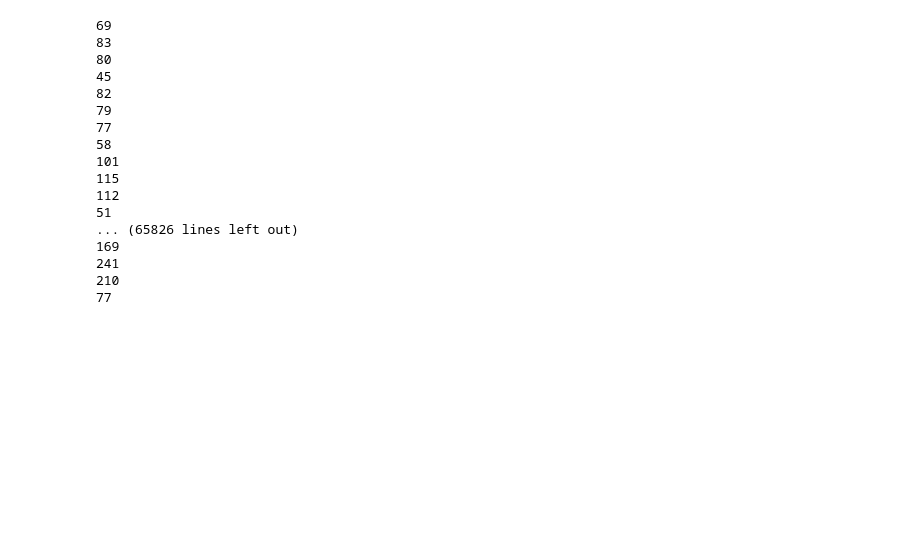
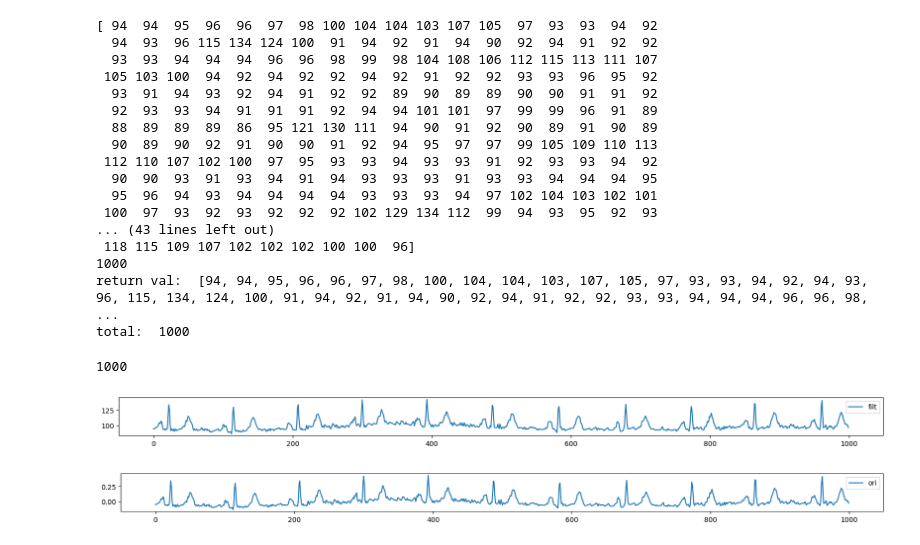
Before and after one commit to Orion1071/ecg_project_2, a Jupyter notebook: ptb_models_test/serial_transfer.ipynb, the cells around one changed output. Drawn from its saved outputs; the diff is of its cells as text; code cells hidden in the pictures; blank space fills up the shorter version.

```diff
--- a/ptb_models_test/serial_transfer.ipynb
+++ b/ptb_models_test/serial_transfer.ipynb
@@ -12,32 +32,62 @@ y = np.array(pickle.load(open("/Users/sanda/Documents/ptb_xl/ptb_xl_pcl/all_y_no
 # %%
+#1D array send succeed
+
 ser.open()
 # values = bytearray([4, 9, 62, 144, 56, 30, 147, 3, 210, 89, 111, 78, 184, 151, 17, 129])
-values = bytearray(X[0])
+send_values = X[0,:,1]
+send_values = (X[0,:,1] * 100 + 100).astype(np.uint)
+print(send_values)
+print(len(send_values))
+values = bytearray(send_values)
 ser.write(values)
 
 total = 0
+ret = []
+# while total < len(send_values):
+#     print(total)
+#     time.sleep(1)
+#     ret.append(ord(ser.read(1)))
+#     total+=1
 
-while total < len(values):
-    print(ord(ser.read(1)))
-    total=total+1
 
-print("total: ", total)
+ret= ser.read(len(send_values) * 4)
+# ret = list(ret)
+filtered = list (filter(lambda s:s != 0 , ret))
+print("return val: ",filtered)
+# print("return val: ",list(ret))
+print("total: ", len(filtered))
 ser.close()
 # %% [output]
-69
-83
-80
-45
-82
-79
-77
-58
-101
-115
-112
-51
-... (65826 lines left out)
-169
-241
-210
-77
+[ 94  94  95  96  96  97  98 100 104 104 103 107 105  97  93  93  94  92
+  94  93  96 115 134 124 100  91  94  92  91  94  90  92  94  91  92  92
+  93  93  94  94  94  96  96  98  99  98 104 108 106 112 115 113 111 107
+ 105 103 100  94  92  94  92  92  94  92  91  92  92  93  93  96  95  92
+  93  91  94  93  92  94  91  92  92  89  90  89  89  90  90  91  91  92
+  92  93  93  94  91  91  91  92  94  94 101 101  97  99  99  96  91  89
+  88  89  89  89  86  95 121 130 111  94  90  91  92  90  89  91  90  89
+  90  89  90  92  91  90  90  91  92  94  95  97  97  99 105 109 110 113
+ 112 110 107 102 100  97  95  93  93  94  93  93  91  92  93  93  94  92
+  90  90  93  91  93  94  91  94  93  93  93  91  93  93  94  94  94  95
+  95  96  94  93  94  94  94  94  93  93  93  94  97 102 104 103 102 101
+ 100  97  93  92  93  92  92  92 102 129 134 112  99  94  93  95  92  93
+... (43 lines left out)
+ 118 115 109 107 102 102 102 100 100  96]
+1000
+return val:  [94, 94, 95, 96, 96, 97, 98, 100, 104, 104, 103, 107, 105, 97, 93, 93, 94, 92, 94, 93, 96, 115, 134, 124, 100, 91, 94, 92, 91, 94, 90, 92, 94, 91, 92, 92, 93, 93, 94, 94, 94, 96, 96, 98,  ...
+total:  1000
+# %%
+# plot_value = (((X[0,:,1] * 1000) / 4) ).astype(np.int8)
+plot_value = (X[0,:,1] * 100 + 100).astype(np.uint)
+print(len(plot_value))
+plt.figure(figsize = (20,1))
+plt.plot(filtered, label="filt")
+plt.legend()
+plt.show()
+plt.figure(figsize = (20,1))
+plt.plot(X[0,:,1], label="ori")
+plt.legend()
+plt.show()
+# %% [output]
+1000
+[figure, added]
+[figure, added]
```
Also changed, not shown: parts of 3 cells of this notebook, 3 other files.
